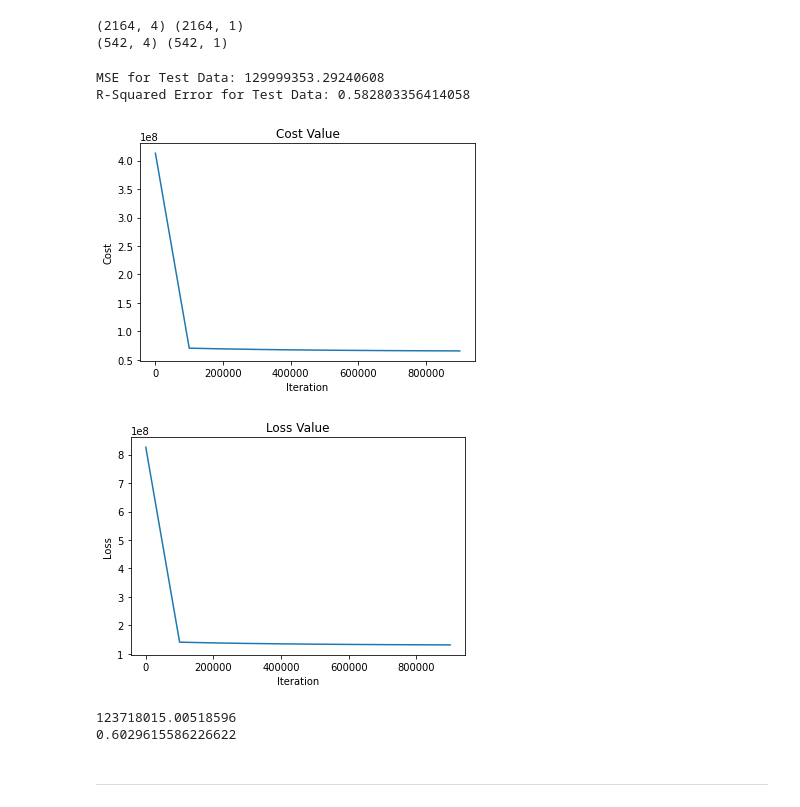
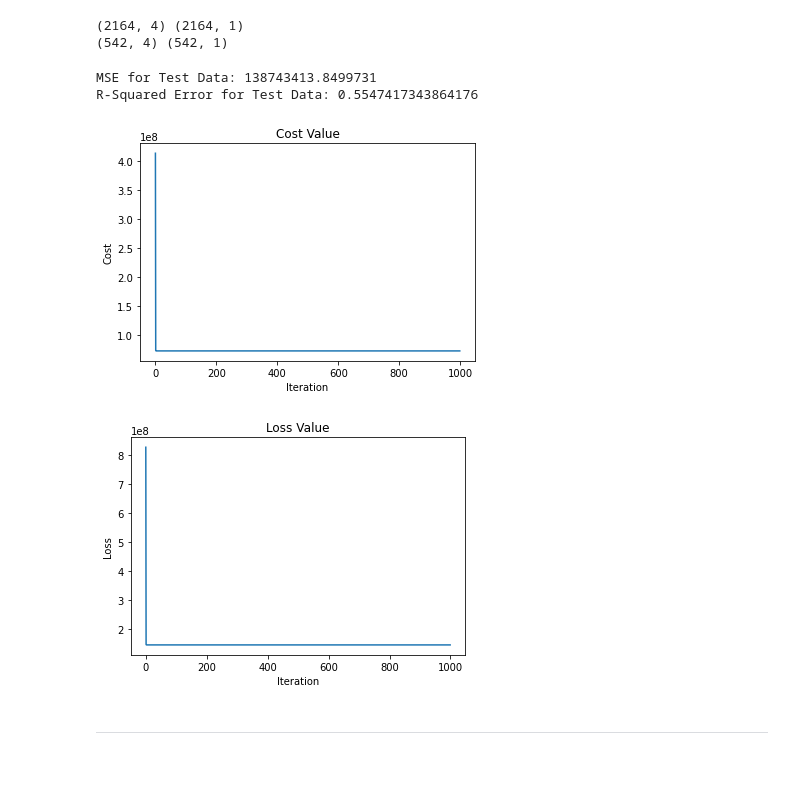
Before and after one commit to matthewalfredoo/Assignment-1-Introduction-to-ML, a Jupyter notebook: 202209134_ML_Assignment1.ipynb, the cells around one changed output. Cells and saved outputs as stored; diff of their text form; code cells hidden in the pictures; blank space fills up the shorter version.

Commit message:
Update learning rate and iterations for both Linear Regression algorithms

```diff
--- a/202209134_ML_Assignment1.ipynb
+++ b/202209134_ML_Assignment1.ipynb
@@ -315,8 +293,8 @@ print(X_test.shape, y_test.shape)
 (2164, 4) (2164, 1)
 (542, 4) (542, 1)
 # %%
-linear_regression2 = LinearRegression2(learning_rate=0.000001, iterations=1000000)
-
+# linear_regression2 = LinearRegression2(learning_rate=0.000001, iterations=1000000)
+linear_regression2 = LinearRegression2(learning_rate=0.000001, iterations=1000)
 linear_regression2.fit(X_train, y_train)
 # %%
 y_pred = linear_regression2.predict(X_test)
@@ -329,42 +307,26 @@ print('MSE for Test Data:', mse)
 rse = r_squared_error(y_test, y_pred)
 print('R-Squared Error for Test Data:', rse)
 # %% [output]
-MSE for Test Data: 129999353.29240608
-R-Squared Error for Test Data: 0.582803356414058
+MSE for Test Data: 138743413.8499731
+R-Squared Error for Test Data: 0.5547417343864176
 # %%
-range_iteration = np.arange(0, linear_regression2.iterations, 100000)
-plt.plot(range_iteration, linear_regression2.cost_list[0:linear_regression2.iterations:100000])
+range_iteration = np.arange(0, linear_regression2.iterations)
+plt.plot(range_iteration, linear_regression2.cost_list[0:linear_regression2.iterations])
 plt.xlabel("Iteration")
 plt.ylabel("Cost")
 plt.title('Cost Value')
 plt.show()
 # %% [output]
-[figure, old version]
+[figure, new version]
 # %%
-range_iteration = np.arange(0, linear_regression2.iterations, 100000)
-plt.plot(range_iteration, linear_regression2.loss_list[0:linear_regression2.iterations:100000])
+range_iteration = np.arange(0, linear_regression2.iterations)
+plt.plot(range_iteration, linear_regression2.loss_list[0:linear_regression2.iterations])
 plt.xlabel("Iteration")
 plt.ylabel("Loss")
 plt.title('Loss Value')
 plt.show()
 # %% [output]
-[figure, old version]
+[figure, new version]
-# %%
-# for comparison purpose
-from sklearn.linear_model import LinearRegression
-
-lr2 = LinearRegression()
-lr2.fit(X_train, y_train)
-
-lr_predicted2 = lr2.predict(X_test)
-
-mse4 = mean_squared_error(y_test, lr_predicted2)
-print(mse4)
-
-print(lr2.score(X_test, y_test))
-# %% [output]
-123718015.00518596
-0.6029615586226622
 # %% [markdown]
 
 
```
Also changed, not shown: parts of 8 cells of this notebook.
